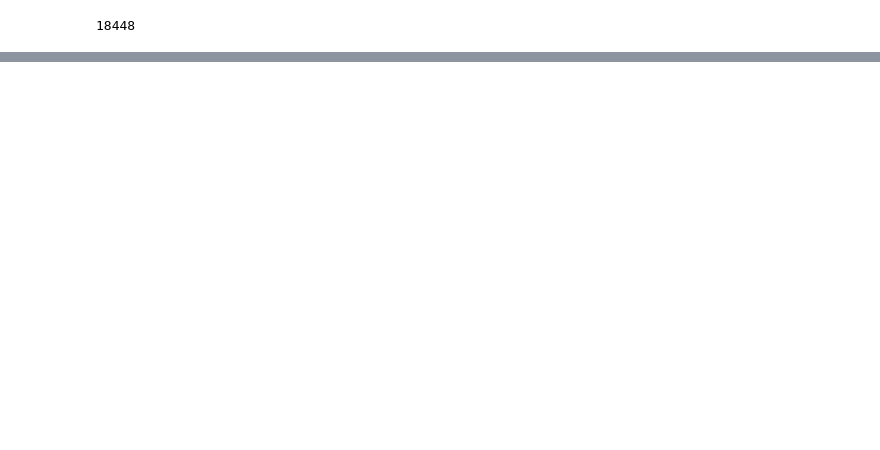
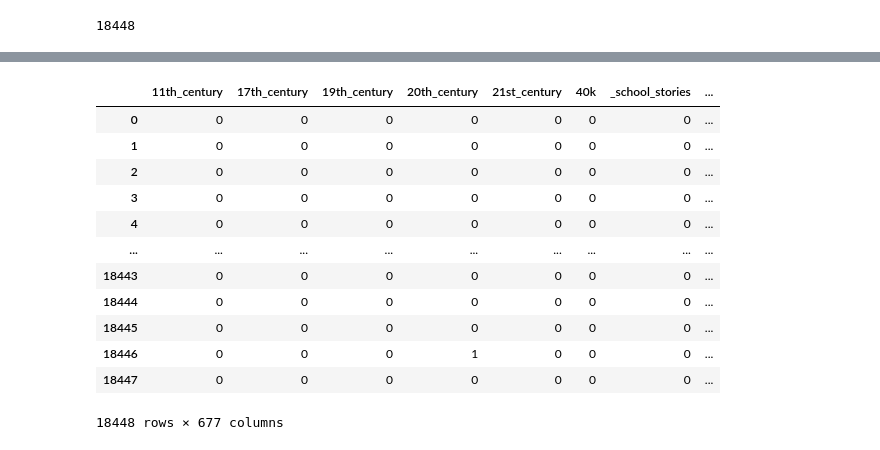
Before and after one commit to malvikavaidya/nlp-book-recommendation-bert, a Jupyter notebook: dataset_preprocessing.ipynb, the cells around one changed output, grey strips where cells are left out. Saved outputs shown, nothing was run; the diff lists cells and outputs as text; code cells hidden in the pictures; blank space fills up the shorter version.

```diff
--- a/dataset_preprocessing.ipynb
+++ b/dataset_preprocessing.ipynb
@@ -12,7 +12,7 @@ pd.set_option('display.max_colwidth', 300)
 
 data = []
 
-with open("booksummaries.txt", 'r') as f:
+with open("booksummaries.txt", 'r', encoding='utf-8') as f:
     reader = csv.reader(f, dialect='excel-tab')
     for row in tqdm(reader):
         data.append(row)
@@ -219,3 +212,39 @@ import pickle
 
 with open('pickled_data/combined_df.pickle', 'wb') as f:
     pickle.dump(combined_df, f)
+# %%
+genre_to_text = []
+
+for i in combined_df['Genres']:
+    genre_text = "".join(g.strip().replace(" ", "_")+ " " for g in i)
+    #lowercase
+    # genre_text = genre_text.lower()
+    genre_to_text.append(genre_text)
+# %%
+genre_to_text
+
+#Count Vectorizer to convert genres to vector
+
+from sklearn.feature_extraction.text import CountVectorizer
+genre_vectorizer = CountVectorizer()
+
+genre_vectors = genre_vectorizer.fit_transform(genre_to_text)
+genre_names = genre_vectorizer.get_feature_names()
+genre_vectors = genre_vectors.todense().tolist()
+# %%
+genre_df = pd.DataFrame(genre_vectors, columns=genre_names)
+genre_df
+# %% [output]
+|  | 11th_century | 17th_century | 19th_century | 20th_century | 21st_century | 40k | _school_stories | ... |
+| 0 | 0 | 0 | 0 | 0 | 0 | 0 | 0 | ... |
+| 1 | 0 | 0 | 0 | 0 | 0 | 0 | 0 | ... |
+| 2 | 0 | 0 | 0 | 0 | 0 | 0 | 0 | ... |
+| 3 | 0 | 0 | 0 | 0 | 0 | 0 | 0 | ... |
+| 4 | 0 | 0 | 0 | 0 | 0 | 0 | 0 | ... |
+| ... | ... | ... | ... | ... | ... | ... | ... | ... |
+| 18443 | 0 | 0 | 0 | 0 | 0 | 0 | 0 | ... |
+| 18444 | 0 | 0 | 0 | 0 | 0 | 0 | 0 | ... |
+| 18445 | 0 | 0 | 0 | 0 | 0 | 0 | 0 | ... |
+| 18446 | 0 | 0 | 0 | 1 | 0 | 0 | 0 | ... |
+| 18447 | 0 | 0 | 0 | 0 | 0 | 0 | 0 | ... |
+18448 rows × 677 columns
```
Also changed, not shown: parts of 4 cells of this notebook.
